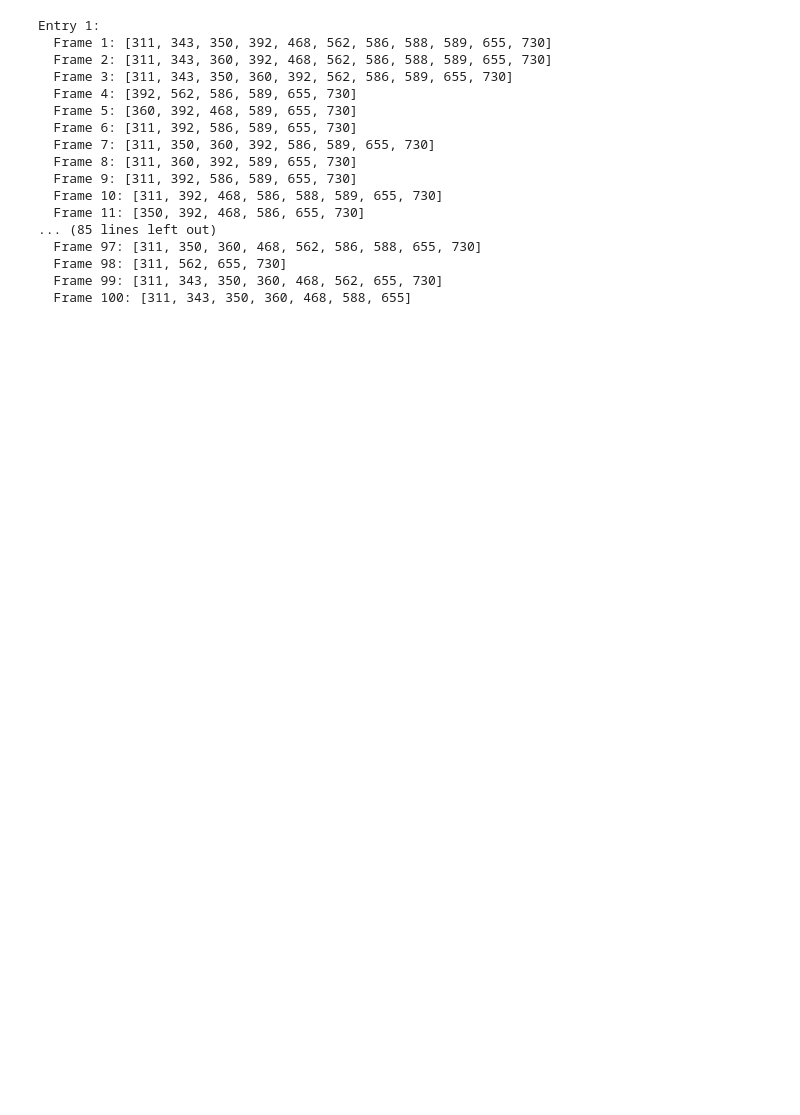
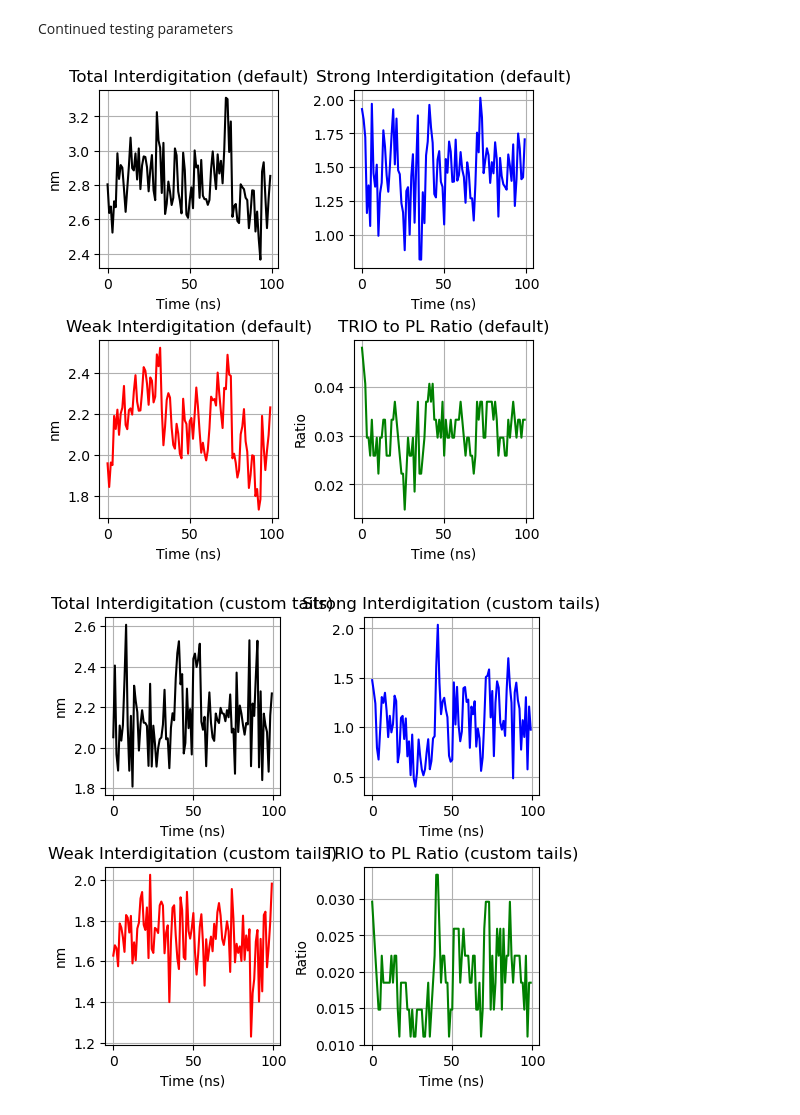
Before and after one commit to jaybraunjr/surface_properties, a Jupyter notebook: surface_properties/examples/interdigit_new.ipynb, the cells around one changed output. Cells and saved outputs as stored; diff of their text form; code cells hidden in the pictures; blank space fills up the shorter version.

```diff
--- a/surface_properties/examples/interdigit_new.ipynb
+++ b/surface_properties/examples/interdigit_new.ipynb
@@ -16,2 +21,2 @@ Package imported successfully!
 # %%
-test = mda.Universe('../../../../../../mlx_v2/6.6_2.gro', '../../../../../../mlx_v2/old_trajs/rep1_skip10.xtc')
+u = mda.Universe('../../../../../mlx_v2/6.6_2.gro', '../../../../../mlx_v2/old_trajs/rep1_skip10.xtc')
@@ -35,7 +22,0 @@ def run_interdigitation_analysis(universe, lipids, neutral_lipid, solvent, filen
-# %%
-results = run_interdigitation_analysis(
-    test, ['POPC', 'DOPE', 'SAPI'], 'TRIO', 'TIP3',
-    min_oxygens=5,  # Change the number of oxygens required
-    max_oxygens=6,  # Adjust max if needed
-    filename='strong_residues_min_5', b=0, e=100
-)
@@ -85,12 +22,0 @@ def save_and_load_results(results_dict, prefix="results"):
-# %%
-results_dict = {
-    "mlx": results,
-    "mlx2": results2,
-    "mlx3": results3
-}
-
-loaded_results = save_and_load_results(results_dict)
-
-results = loaded_results["mlx"]
-results2 = loaded_results["mlx2"]
-results3 = loaded_results["mlx3"]
@@ -195,24 +22,0 @@ results_list
-# %%
-for index, result in enumerate(results_list):
-    strong_residues = result.get('strong_residues', [])
-    print(f"Entry {index + 1}:")
-    for frame_index, residues in enumerate(strong_residues):
-        print(f"  Frame {frame_index + 1}: {residues}")
-# %% [output]
-Entry 1:
-  Frame 1: [311, 343, 350, 392, 468, 562, 586, 588, 589, 655, 730]
-  Frame 2: [311, 343, 360, 392, 468, 562, 586, 588, 589, 655, 730]
-  Frame 3: [311, 343, 350, 360, 392, 562, 586, 589, 655, 730]
-  Frame 4: [392, 562, 586, 589, 655, 730]
-  Frame 5: [360, 392, 468, 589, 655, 730]
-  Frame 6: [311, 392, 586, 589, 655, 730]
-  Frame 7: [311, 350, 360, 392, 586, 589, 655, 730]
-  Frame 8: [311, 360, 392, 589, 655, 730]
-  Frame 9: [311, 392, 586, 589, 655, 730]
-  Frame 10: [311, 392, 468, 586, 588, 589, 655, 730]
-  Frame 11: [350, 392, 468, 586, 655, 730]
-... (85 lines left out)
-  Frame 97: [311, 350, 360, 468, 562, 586, 588, 655, 730]
-  Frame 98: [311, 562, 655, 730]
-  Frame 99: [311, 343, 350, 360, 468, 562, 655, 730]
-  Frame 100: [311, 343, 350, 360, 468, 588, 655]
@@ -218,0 +25,2 @@ Entry 1:
+# %% [markdown]
+Continued testing parameters
@@ -218,0 +59,19 @@ Entry 1:
+# %%
+# Example 1: default test
+analysis1 = InterdigitationAnalysis(u, ['POPC'], 'TRIO', 'TIP3', start=0, stop=100)
+results1 = analysis1.run().results
+plot_interdigitation_summary(results1, title_suffix="(default)")
+
+# Example 2: custom tail atoms
+custom_tails = [f"C3{i}" for i in range(2, 10)]
+analysis2 = InterdigitationAnalysis(u, ['POPC'], 'TRIO', 'TIP3', tail_atoms=custom_tails, start=0, stop=100)
+results2 = analysis2.run().results
+plot_interdigitation_summary(results2, title_suffix="(custom tails)")
+
+# Example 3: adjust leaflet property
+analysis3 = InterdigitationAnalysis(u, ['POPC'], 'TRIO', 'TIP3', leaflet_property="prop z", use_ls2=True, use_us2=True, start=0, stop=100)
+results3 = analysis3.run().results
+plot_interdigitation_summary(results3, title_suffix="(leaflet alt + z)")
+# %% [output]
+[figure, added]
+[figure, added]
```
Also changed, not shown: parts of 18 cells of this notebook, 9 other files.
